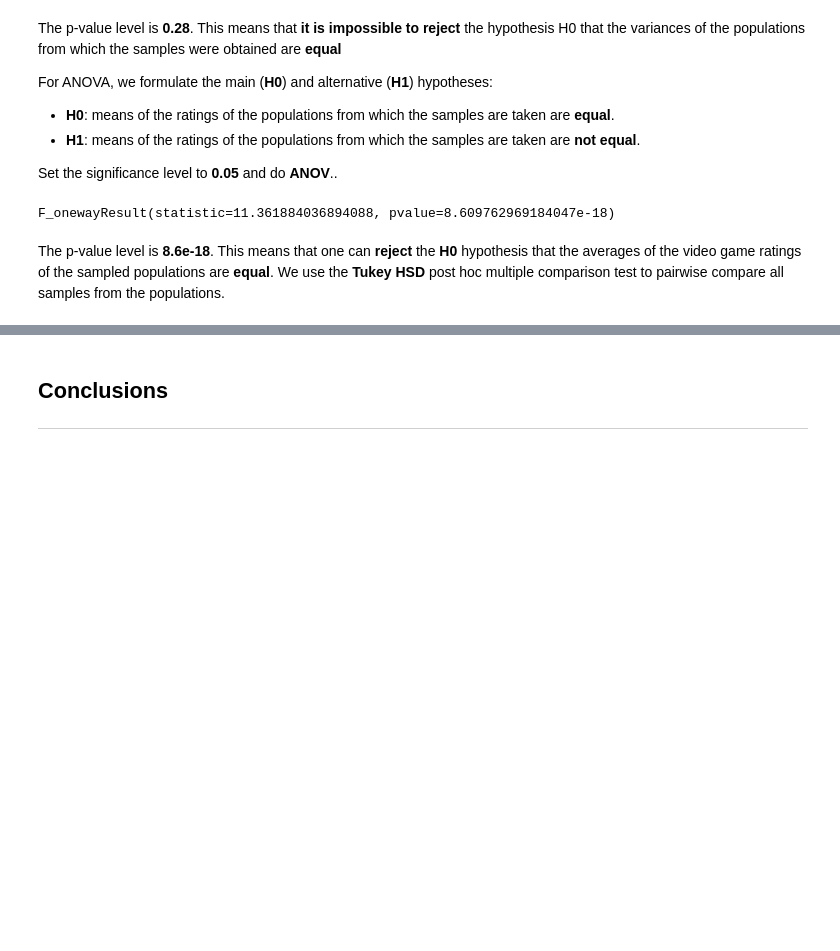
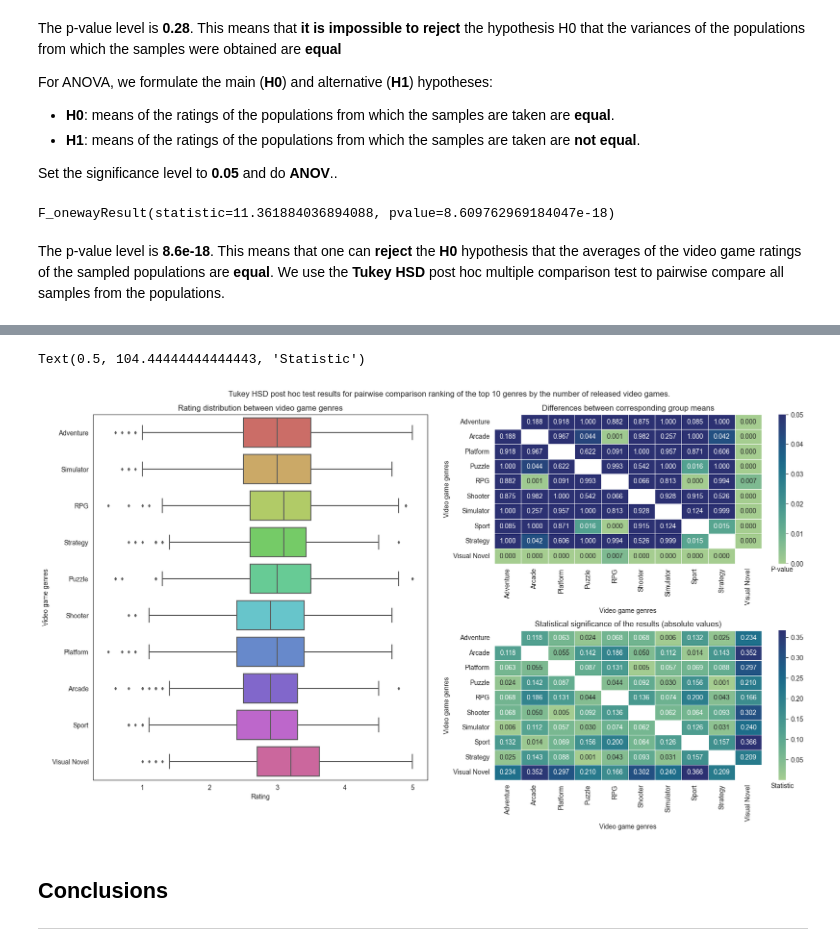
Before and after one commit to GSimonX37/video-games, a Jupyter notebook: notebooks/backloggd_sda.ipynb, the cells around one changed output, grey strips where cells are left out. Saved outputs shown, nothing was run; the diff lists cells and outputs as text; code cells hidden in the pictures; blank space fills up the shorter version.

Commit message:
File backloggd_sda.ipynb: added visualization of the ANOVA test to distribute the rating by genre.

```diff
--- a/notebooks/backloggd_sda.ipynb
+++ b/notebooks/backloggd_sda.ipynb
@@ -308,0 +259,12 @@ for i, genre_1 in enumerate(data.loc[df["category"] == "main", "genres"].value_c
+# %%
+genres = data.loc[df["category"] == "main", "genres"].value_counts().iloc[:10].index.tolist()
+table = pd.DataFrame(index=pd.MultiIndex.from_arrays([[genre for genre in genres for _ in range(9)],
+                                                      [x for i in range(10) for j, x in zip(range(10), genres) if i != j]]))
+
+for i, statistics, pvalues, lowers, uppers in zip(range(10), result.statistic, result.pvalue, result.confidence_interval()[0], result.confidence_interval()[1]):
+    for j, statistic, pvalue, lower, upper in zip(range(10), statistics, pvalues, lowers, uppers):
+        if i != j:
+            table.loc[(genres[i], genres[j]), ['statistic', 'p-value', 'lower CI', 'upper CI']] = statistic, pvalue, lower, upper
+(table
+ .style
+ .format(lambda x: f'{x:.5f}'))
@@ -309,3 +289,50 @@ for i, genre_1 in enumerate(data.loc[df["category"] == "main", "genres"].value_c
+# %%
+figure, grid = plt.figure(figsize=(20, 10)), GridSpec(2, 2, hspace=0.45, wspace=0.2)
+figure.add_subplot(grid[:, 0])
+figure.add_subplot(grid[0, 1])
+figure.add_subplot(grid[1, 1])
+
+sns.boxplot(data=samlpes.unstack().reset_index(level=0).rename(columns={"level_0": "genres", 0: "value"}),
+            x="value",
+            y="genres",
+            ax=figure.axes[0],
+            palette=sns.color_palette('hls', 10),
+            fliersize=3)
+
+sns.heatmap(data=table['p-value'].unstack(0),
+            ax=figure.axes[1],
+            annot=True,
+            linewidths=.5,
+            fmt=".3f",
+            cmap="crest",
+            vmax=0.05)
+
+sns.heatmap(data=table['statistic'].unstack(0).abs(),
+            ax=figure.axes[2],
+            annot=True,
+            linewidths=.5,
+            fmt=".3f",
+            cmap="crest")
+
+figure.suptitle('Tukey HSD post hoc test results for pairwise comparison ranking of the top 10 genres by the number of released video games.', y=0.93)
+
+figure.axes[0].set_title('Rating distribution between video game genres')
+figure.axes[0].set_xlabel('Rating')
+figure.axes[0].set_ylabel('Video game genres')
+
+figure.axes[1].set_title('Differences between corresponding group means')
+figure.axes[1].set_xlabel('Video game genres')
+figure.axes[1].set_ylabel('Video game genres')
+
+figure.axes[2].set_title('Statistical significance of the results (absolute values)')
+figure.axes[2].set_xlabel('Video game genres')
+figure.axes[2].set_ylabel('Video game genres')
+
+figure.axes[3].set_xlabel('P-value')
+figure.axes[4].set_xlabel('Statistic')
+# %% [output]
+Text(0.5, 104.44444444444443, 'Statistic')
+[figure, added]
 # %% [markdown]
 ## <a id=conclusions>Conclusions</a>
 ***
```
Also changed, not shown: parts of 4 cells of this notebook.
